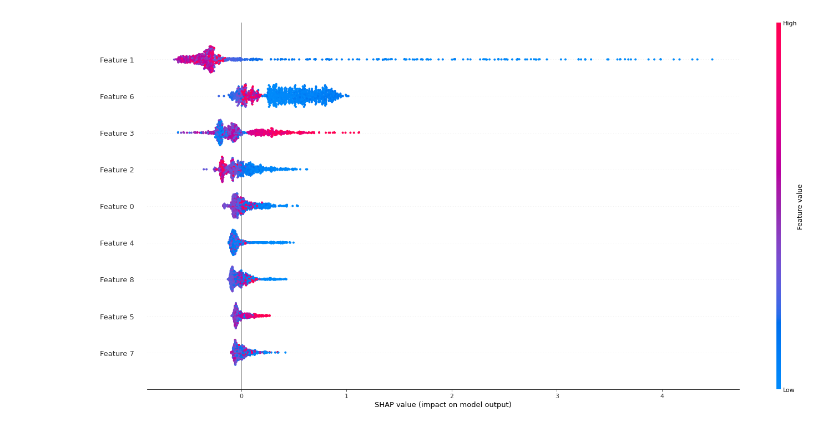
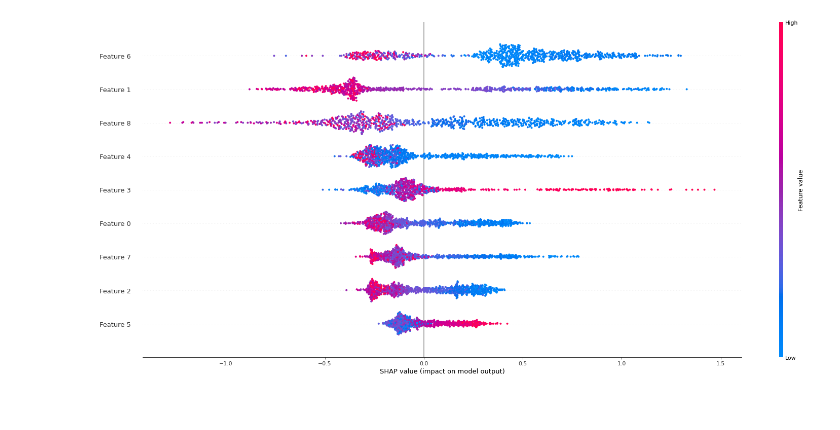
Before and after one commit to BrianNguyen2001/Detecting-Vietnamese-enterprise-finance-distress, a Jupyter notebook: Financial Distress.ipynb, the cells around one changed output. Drawn from its saved outputs; the diff is of its cells as text; code cells hidden in the pictures.

```diff
--- a/Financial Distress.ipynb
+++ b/Financial Distress.ipynb
@@ -58,7 +61,7 @@ os = SMOTE(random_state=n_state)
 df = data.copy()
 # %%
 # Set the independent variable property
-feature = df.columns[df.columns!='Z-Score95'].to_list()
+feature = df.columns[df.columns!='Finane_distress'].to_list()
 target = [df.columns[-1]]
 
 y = df[target]
@@ -135,11 +134,11 @@ x9             0.0350      0.047      0.746      0.456      -0.057       0.127
 # %%
 # Xây dựng mô hình Random Forest
 RF_classifier = RandomForestClassifier(random_state=n_state,
-                                        n_estimators=500,
-                                        # min_samples_leaf = 4,
-                                        # max_depth = 25,
+                                        n_estimators=1000,
+                                        min_samples_leaf = 2,
+                                        max_depth = 15,
                                         criterion="log_loss")
-                                        # min_samples_split=4)
+                                        min_samples_split=2)
 
 
 RF_classifier.fit(X_train, y_train)
@@ -155,6 +154,6 @@ print(f'Confusion Matrix:\n{pd.DataFrame(confusion_matrix(y_test,y_pred))}\n')
 print(f'Report model:\n{classification_report(y_test,y_pred)}')
 
 # Tỉ lệ chính xác accuracy
-print('Random Forest accuracy without using stock market news headline: ', round(accuracy_score(y_test, y_pred),4))
+print('Random Forest accuracy: ', round(accuracy_score(y_test, y_pred),4))
 # %% [output]
 Confusion Matrix:
@@ -176,5 +175,5 @@ Random Forest accuracy without using stock market news headline:  0.9857
 # %%
 # train CatBoost model
-model = CatBoostClassifier(iterations=100, learning_rate=0.05, loss_function='Logloss',depth=8)
-model.fit(X_train, y_train, eval_set=(X_test, y_test))
+cat_boost_model = CatBoostClassifier(iterations=100, learning_rate=0.05, loss_function='Logloss',depth=16)
+cat_boost_model.fit(X_train, y_train, eval_set=(X_test, y_test))
 # %% [output]
@@ -270,7 +330,7 @@ Support Vector Machine "Linear Kernel" accuracy without using stock market news
 # %%
 import shap
 # explain the model's predictions using SHAP
-explainer = shap.TreeExplainer(model)
+explainer = shap.TreeExplainer(cat_boost_model)
 shap_values = explainer.shap_values(X_test)
 # %%
 # Bar chart
@@ -280,8 +340,8 @@ shap.summary_plot(shap_values, X_test, plot_type="bar", show=False,plot_size = [
 # %%
 # a density scatter plot
-shap.summary_plot(shap_values, X_test,plot_size = [20,10])
+shap.summary_plot(shap_values, X_test,plot_size = [22,10])
 # %% [output]
-[figure, old version]
+[figure, new version]
 # %%
 # load Javascript library for visualization in notebook
 shap.initjs()
```
Also changed, not shown: parts of 21 cells of this notebook.
